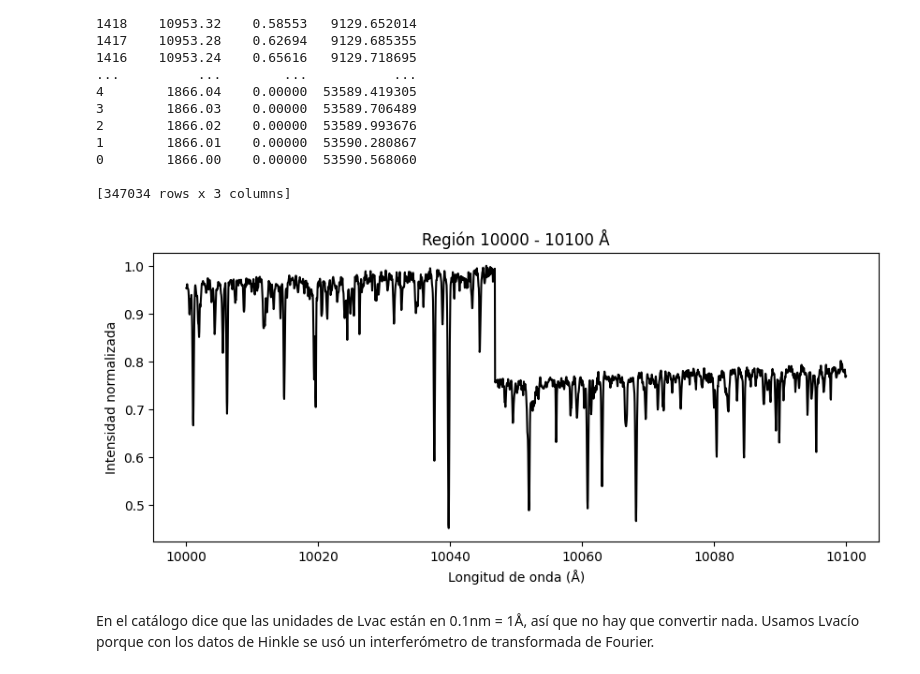
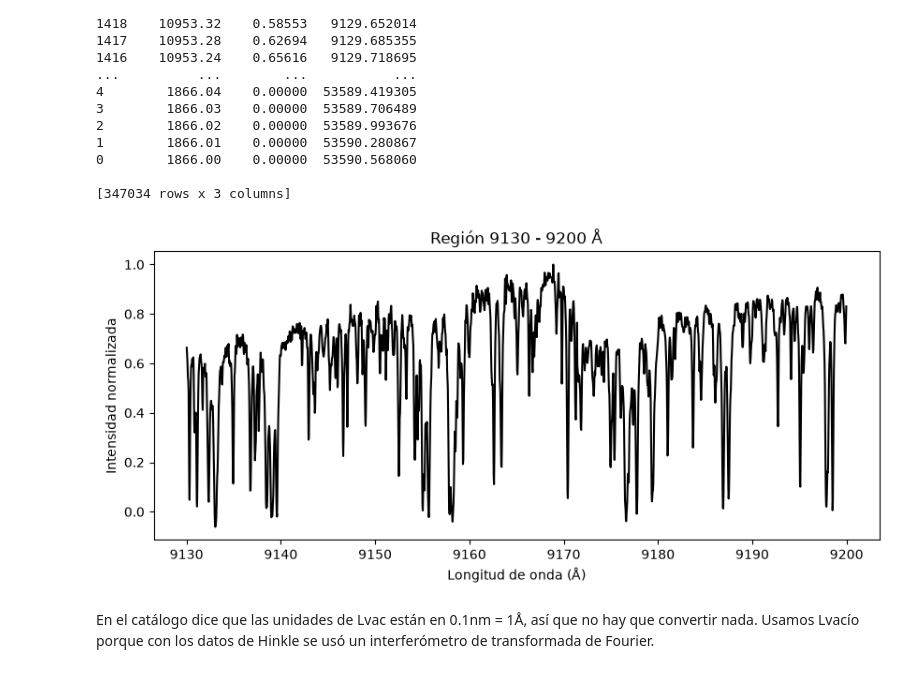
Before and after one commit to AntoniomoonBulla/Astronomia, a Jupyter notebook: Tesis/Arturo.ipynb, the cells around one changed output. Drawn from its saved outputs; the diff is of its cells as text; code cells hidden in the pictures.

```diff
--- a/Tesis/Arturo.ipynb
+++ b/Tesis/Arturo.ipynb
@@ -105,30 +104,30 @@ spectra["wavenumber"] = pd.to_numeric(spectra["wavenumber"], errors='coerce')
 spectra["intensity"] = pd.to_numeric(spectra["intensity"], errors='coerce')
 spectra = spectra.dropna(subset=["wavenumber", "intensity"])
 # %%
-lambdai = 10000
-lambdaf = 10100
+lambdai = 9130
+lambdaf = 9200
 
 region = spectra[
     (spectra["lambda"] > lambdai) &
     (spectra["lambda"] < lambdaf)
 ]
 
 plt.figure(figsize=(10,4))
 
 plt.plot(
     region["lambda"],
     region["intensity"],
     color="black"
 )
 
 plt.xlabel("Longitud de onda (Å)")
 plt.ylabel("Intensidad normalizada")
 
 plt.title(f"Región {lambdai} - {lambdaf} Å")
 
 plt.show()
 # %% [output]
-[figure, old version]
+[figure, new version]
 # %%
 file = tar2.extractfile("./table2.gz")
 with gzip.open(file,'rt') as f:
```
Also changed, not shown: parts of 10 cells of this notebook.
